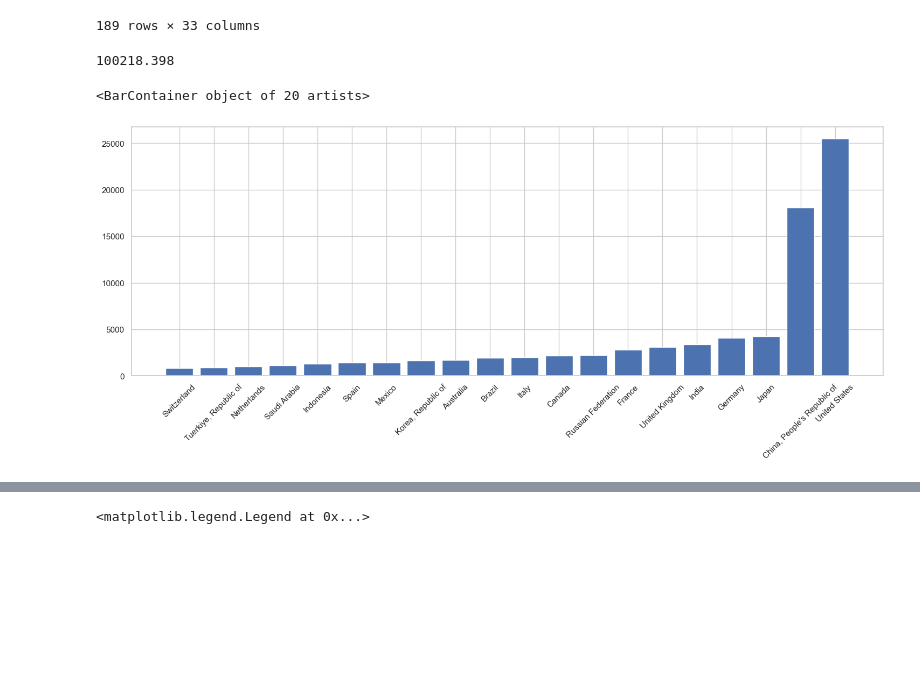
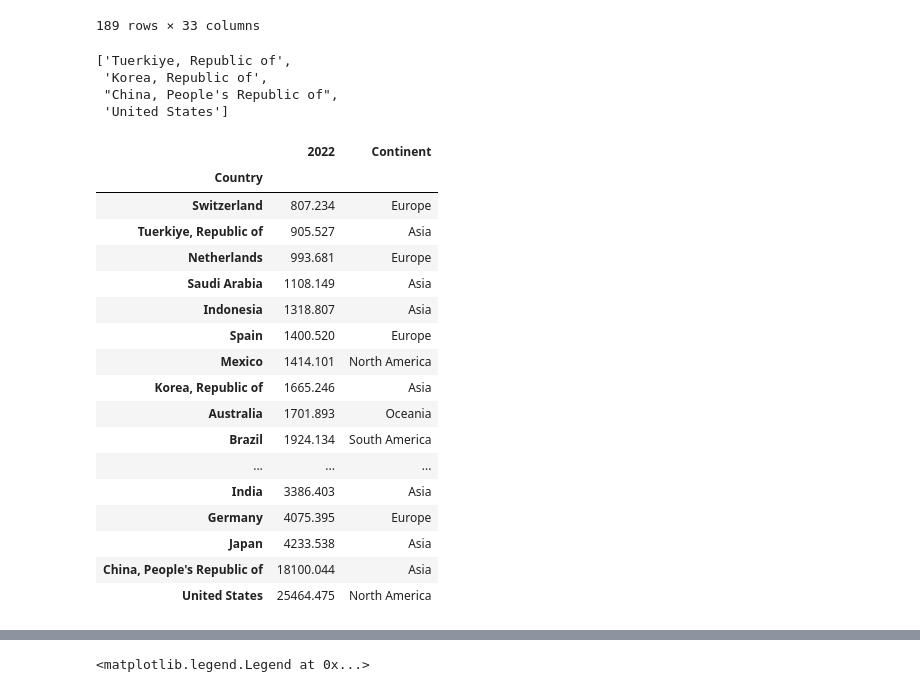
Before and after one commit to Monsieur-Bandana/data_science_clockmann, a Jupyter notebook: ClassProject2207 (1).ipynb, the cells around one changed output, grey strips where cells are left out. Drawn from its saved outputs; the diff is of its cells as text; code cells hidden in the pictures; blank space fills up the shorter version.

```diff
--- a/ClassProject2207 (1).ipynb
+++ b/ClassProject2207 (1).ipynb
@@ -157,16 +157,53 @@ final_gdp3
 | Zimbabwe | 7.793 | 7.569 | 7.959 | 8.263 | 10.117 | 10.386 | 12.099 | 11.769 | 11.340 | 11.244 | ... | ... |
 189 rows × 33 columns
 # %%
+# check if all countries are included
+dbLeadingCountries = final_gdp3[2022].sort_values().tail(20)
+countryList = dbLeadingCountries.index.to_list()
 
-y = final_gdp3[2022].sort_values()
-y = y.tail(20)
-treshhold = final_gdp2.loc["World"][2022]
+dbContinents = pd.read_csv("continents.csv")
+continentsList = dbContinents["Country"].to_list()
 
-print(treshhold)
-plt.figure(figsize=(18,6))
-plt.xticks(rotation=45)
-plt.bar(y.index,y)
+
+for country in countryList[:]:
+    if (country in continentsList):
+       #  print(country)
+        countryList.remove(country)
+countryList
 # %% [output]
-100218.398
+['Tuerkiye, Republic of',
+ 'Korea, Republic of',
+ "China, People's Republic of",
+ 'United States']
-<BarContainer object of 20 artists>
-[figure, removed]
+# %%
+dbContinents["Country"] = dbContinents["Country"].replace(
+    "Turkey", "Tuerkiye, Republic of")
+dbContinents["Country"] = dbContinents["Country"].replace(
+    "Korea, South", "Korea, Republic of")
+dbContinents["Country"] = dbContinents["Country"].replace(
+    "China", "China, People's Republic of")
+dbContinents["Country"] = dbContinents["Country"].replace(
+    "US", "United States")
+
+dbContinents = dbContinents.set_index("Country")
+dbBarTable = pd.merge(dbLeadingCountries, dbContinents, left_index=True, right_index=True)
+dbBarTable
+# %% [output]
+|  | 2022 | Continent |
+| Country |  |  |
+| Switzerland | 807.234 | Europe |
+| Tuerkiye, Republic of | 905.527 | Asia |
+| Netherlands | 993.681 | Europe |
+| Saudi Arabia | 1108.149 | Asia |
+| Indonesia | 1318.807 | Asia |
+| Spain | 1400.520 | Europe |
+| Mexico | 1414.101 | North America |
+| Korea, Republic of | 1665.246 | Asia |
+| Australia | 1701.893 | Oceania |
+| Brazil | 1924.134 | South America |
+| ... | ... | ... |
+| India | 3386.403 | Asia |
+| Germany | 4075.395 | Europe |
+| Japan | 4233.538 | Asia |
+| China, People's Republic of | 18100.044 | Asia |
+| United States | 25464.475 | North America |
```
Also changed, not shown: parts of 2 cells of this notebook, 1 other file.
